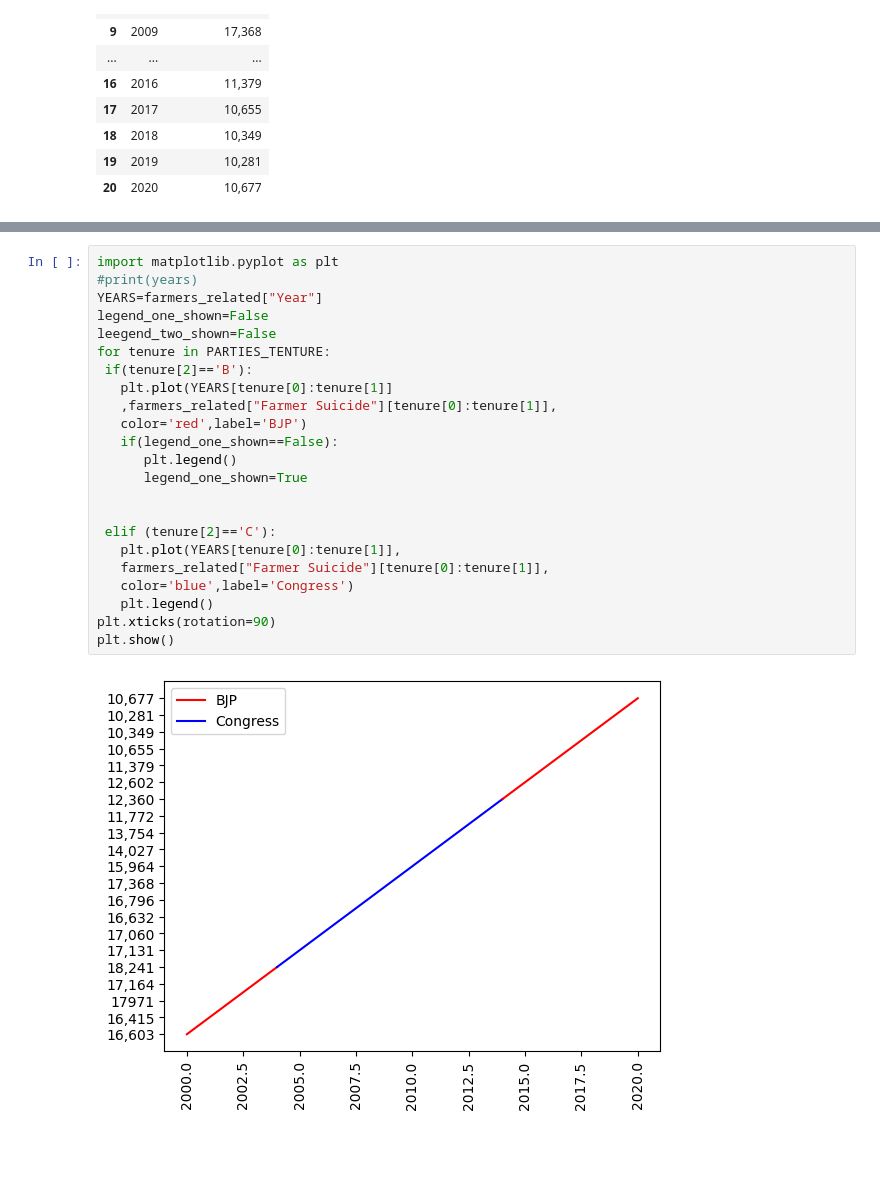
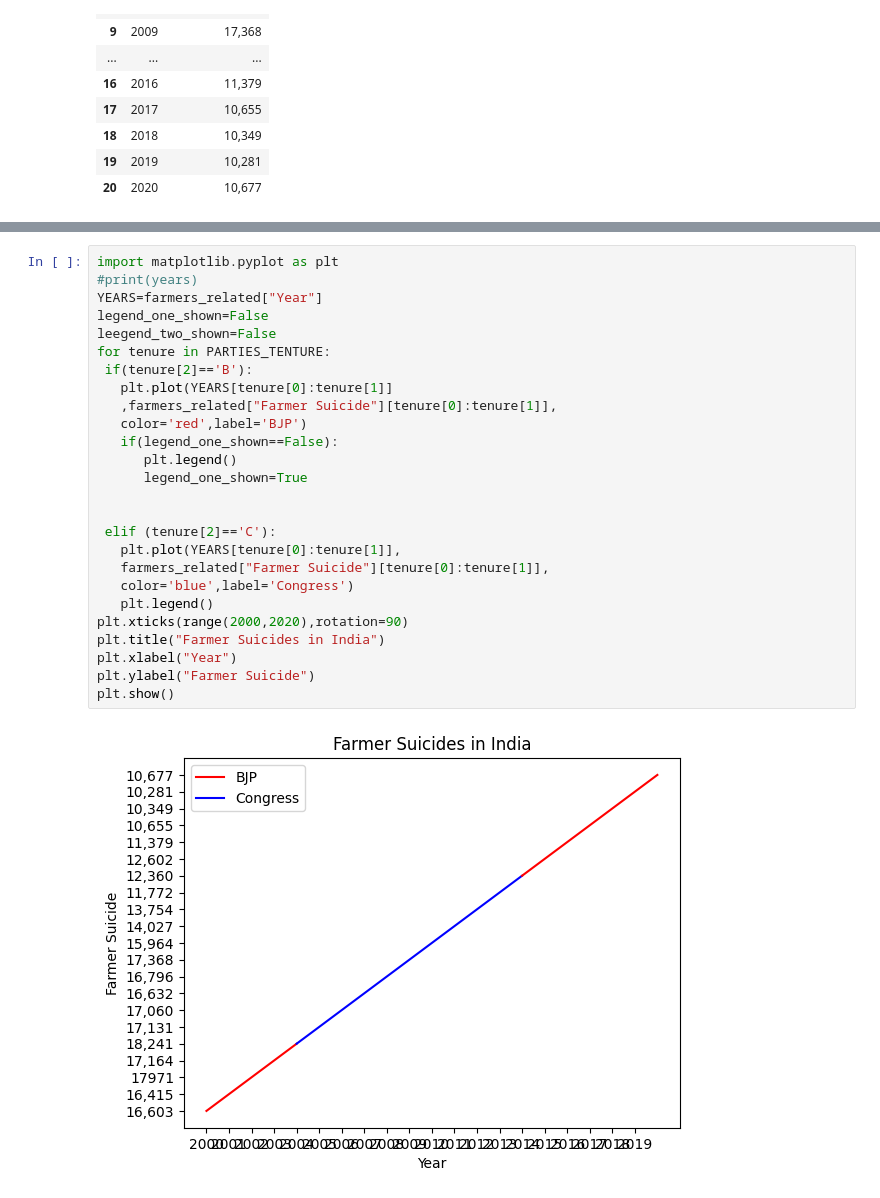
Before and after one commit to dipanshuhappy/probability-hackathon, a Jupyter notebook: food sector/Farmersrelated/main.ipynb, the cells around one changed output, grey strips where cells are left out. Drawn from its saved outputs; the diff is of its cells as text; blank space fills up the shorter version.

```diff
--- a/food sector/Farmersrelated/main.ipynb
+++ b/food sector/Farmersrelated/main.ipynb
@@ -48,25 +48,28 @@ Name: Farmer Suicide, dtype: object
 # %%
 import matplotlib.pyplot as plt
 #print(years)
 YEARS=farmers_related["Year"]
 legend_one_shown=False
 leegend_two_shown=False
 for tenure in PARTIES_TENTURE:
  if(tenure[2]=='B'):
    plt.plot(YEARS[tenure[0]:tenure[1]]
    ,farmers_related["Farmer Suicide"][tenure[0]:tenure[1]],
    color='red',label='BJP')
    if(legend_one_shown==False):
       plt.legend()
       legend_one_shown=True
 
 
  elif (tenure[2]=='C'):
    plt.plot(YEARS[tenure[0]:tenure[1]],
    farmers_related["Farmer Suicide"][tenure[0]:tenure[1]],
    color='blue',label='Congress')
    plt.legend()
-plt.xticks(rotation=90)
+plt.xticks(range(2000,2020),rotation=90)
+plt.title("Farmer Suicides in India")
+plt.xlabel("Year")
+plt.ylabel("Farmer Suicide")
 plt.show()
 # %% [output]
-[figure, old version]
+[figure, new version]
```
Also changed, not shown: 2 other files.
